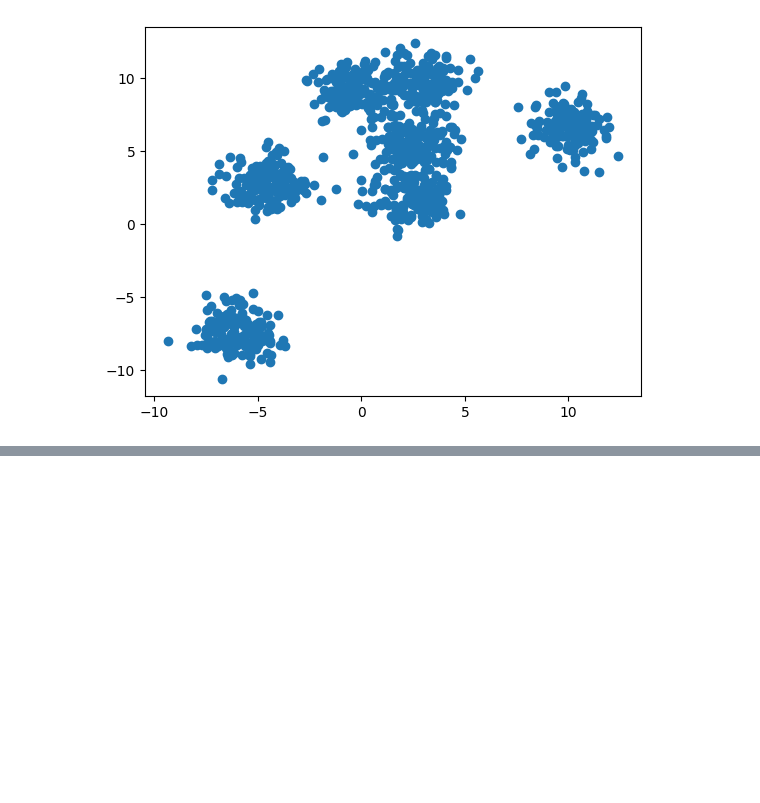
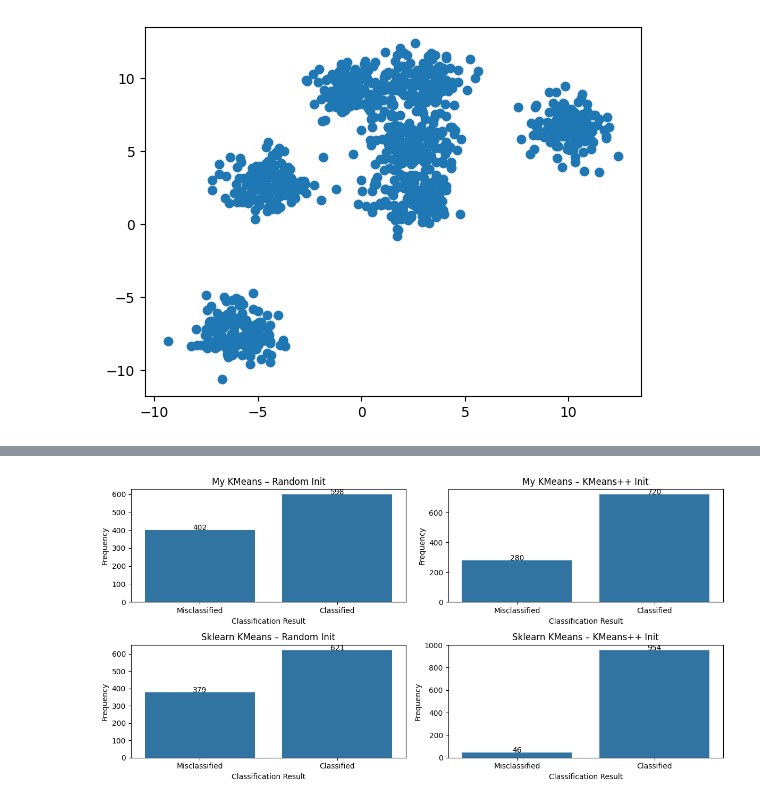
Before and after one commit to Shafi-Ullah/Kmeans-alg-from-scratch, a Jupyter notebook: demo_code.ipynb, the cells around one changed output, grey strips where cells are left out. Cells and saved outputs as stored; diff of their text form; code cells hidden in the pictures; blank space fills up the shorter version.

```diff
--- a/demo_code.ipynb
+++ b/demo_code.ipynb
@@ -206,0 +169,51 @@ plt.show()
+# %%
+
+label_map = {'0': 'Misclassified', '1': 'Classified'}
+
+fig, axes = plt.subplots(2, 2, figsize=(12, 6))
+(ax1, ax2), (ax3, ax4) = axes
+
+# My KMeans - Random initialization
+sns.countplot(x=result_random_my, ax=ax1)
+ax1.set_xticklabels([label_map[x.get_text()] for x in ax1.get_xticklabels()])
+ax1.set_xlabel("Classification Result")
+ax1.set_ylabel("Frequency")
+ax1.set_title("My KMeans – Random Init")
+for p in ax1.patches:
+    height = p.get_height()
+    ax1.text(p.get_x() + p.get_width()/2., height + 0.1, int(height), ha="center")
+
+# My KMeans – KMeans++ initialization
+sns.countplot(x=result_plus_my, ax=ax2)
+ax2.set_xticklabels([label_map[x.get_text()] for x in ax2.get_xticklabels()])
+ax2.set_xlabel("Classification Result")
+ax2.set_ylabel("Frequency")
+ax2.set_title("My KMeans – KMeans++ Init")
+for p in ax2.patches:
+    height = p.get_height()
+    ax2.text(p.get_x() + p.get_width()/2., height + 0.1, int(height), ha="center")
+
+# Sklearn KMeans – Random initialization
+sns.countplot(x=result_random_sk, ax=ax3)
+ax3.set_xticklabels([label_map[x.get_text()] for x in ax3.get_xticklabels()])
+ax3.set_xlabel("Classification Result")
+ax3.set_ylabel("Frequency")
+ax3.set_title("Sklearn KMeans – Random Init")
+for p in ax3.patches:
+    height = p.get_height()
+    ax3.text(p.get_x() + p.get_width()/2., height + 0.1, int(height), ha="center")
+
+# Sklearn KMeans – KMeans++ initialization
+sns.countplot(x=result_plus_sk, ax=ax4)
+ax4.set_xticklabels([label_map[x.get_text()] for x in ax4.get_xticklabels()])
+ax4.set_xlabel("Classification Result")
+ax4.set_ylabel("Frequency")
+ax4.set_title("Sklearn KMeans – KMeans++ Init")
+for p in ax4.patches:
+    height = p.get_height()
+    ax4.text(p.get_x() + p.get_width()/2., height + 0.1, int(height), ha="center")
+
+plt.tight_layout()
+plt.show()
+# %% [output]
+[figure, added]
```
Also changed, not shown: parts of 7 cells of this notebook, 3 other files.
